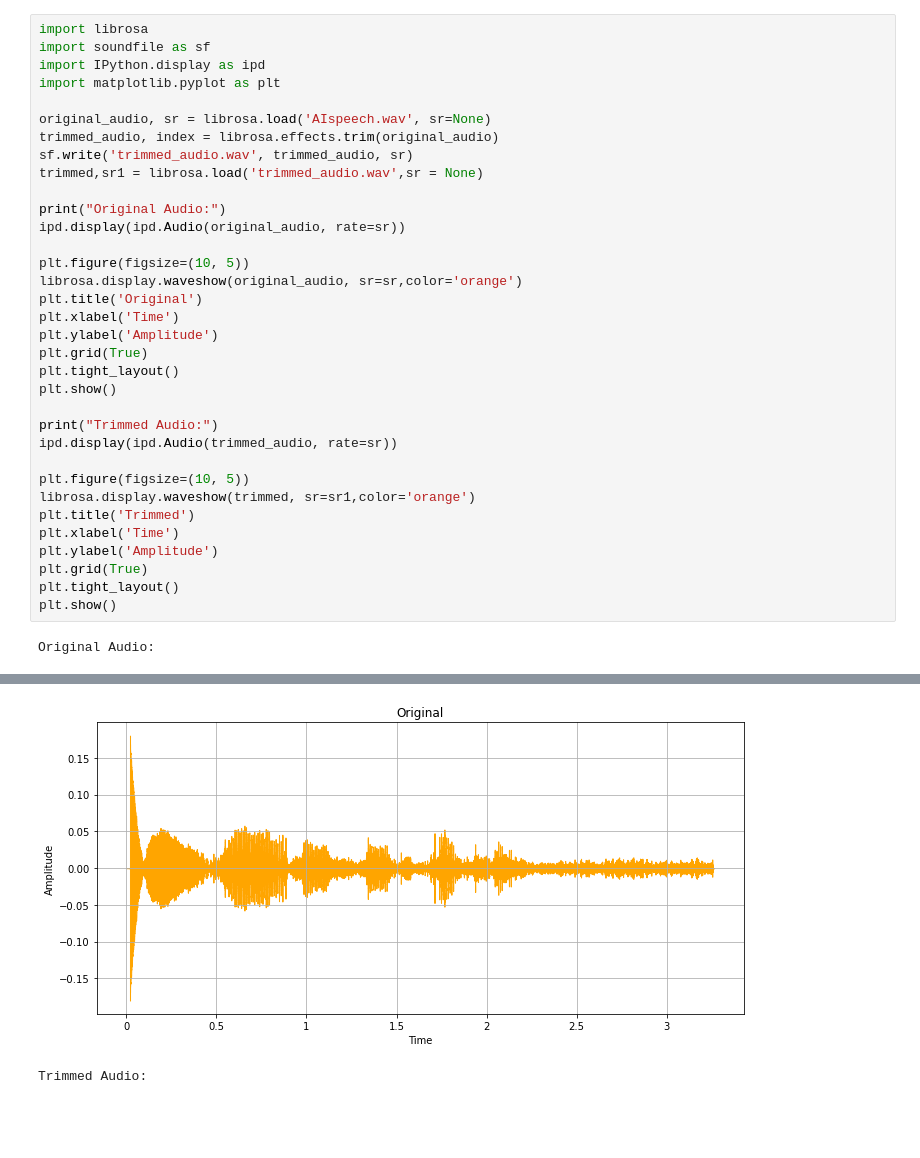
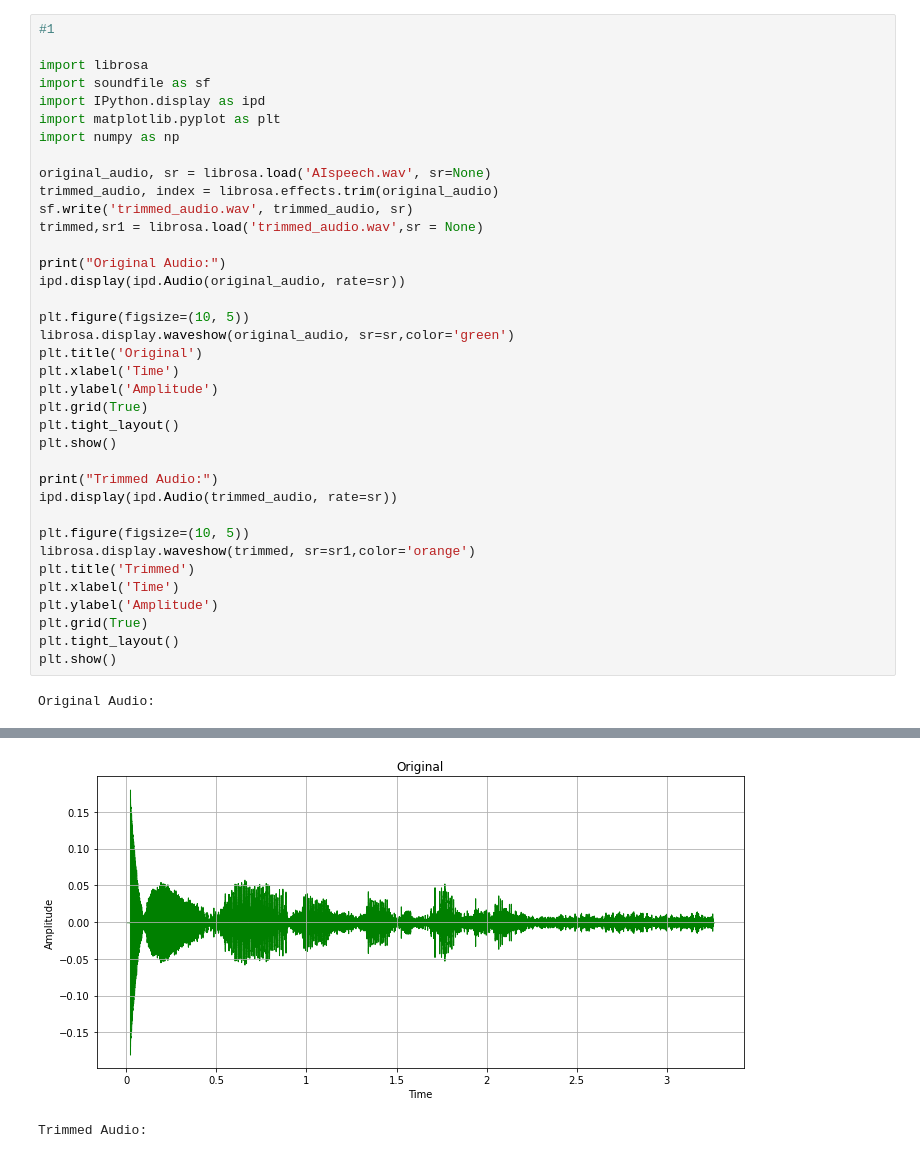
Before and after one commit to uday852963/AI--in-speech-processing, a Jupyter notebook: LAB3_21005_AI.ipynb, the cells around one changed output, grey strips where cells are left out. Saved outputs shown, nothing was run; the diff lists cells and outputs as text; blank space fills up the shorter version.

```diff
--- a/LAB3_21005_AI.ipynb
+++ b/LAB3_21005_AI.ipynb
@@ -1,41 +1,44 @@
 # %%
+#1
+
 import librosa
 import soundfile as sf
 import IPython.display as ipd
 import matplotlib.pyplot as plt
+import numpy as np
 
 original_audio, sr = librosa.load('AIspeech.wav', sr=None)
 trimmed_audio, index = librosa.effects.trim(original_audio)
 sf.write('trimmed_audio.wav', trimmed_audio, sr)
 trimmed,sr1 = librosa.load('trimmed_audio.wav',sr = None)
 
 print("Original Audio:")
 ipd.display(ipd.Audio(original_audio, rate=sr))
 
 plt.figure(figsize=(10, 5))
-librosa.display.waveshow(original_audio, sr=sr,color='orange')
+librosa.display.waveshow(original_audio, sr=sr,color='green')
 plt.title('Original')
 plt.xlabel('Time')
 plt.ylabel('Amplitude')
 plt.grid(True)
 plt.tight_layout()
 plt.show()
 
 print("Trimmed Audio:")
 ipd.display(ipd.Audio(trimmed_audio, rate=sr))
 
 plt.figure(figsize=(10, 5))
 librosa.display.waveshow(trimmed, sr=sr1,color='orange')
 plt.title('Trimmed')
 plt.xlabel('Time')
 plt.ylabel('Amplitude')
 plt.grid(True)
 plt.tight_layout()
 plt.show()
 # %% [output]
 Original Audio:
 [interactive output not drawn]
-[figure, old version]
+[figure, new version]
 Trimmed Audio:
 [interactive output not drawn]
 [figure]
```
Also changed, not shown: parts of 1 cell of this notebook.
